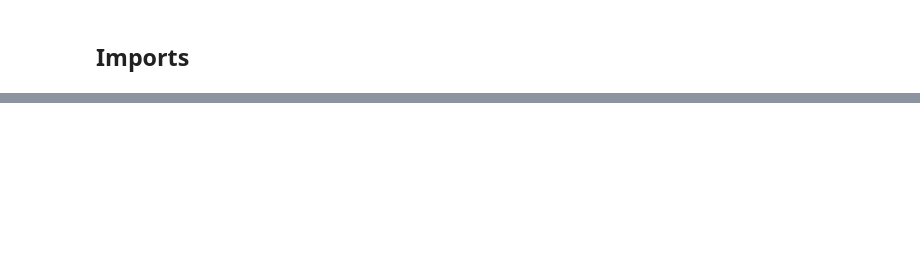
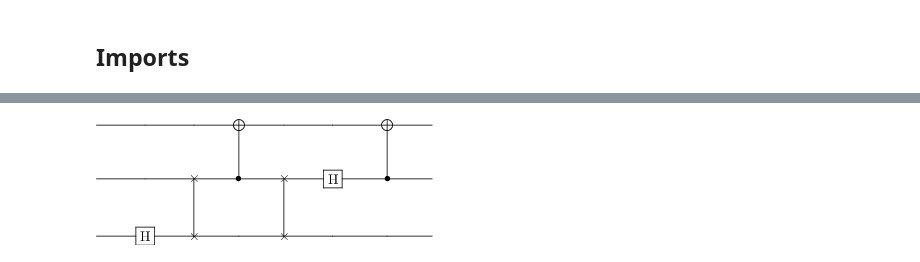
Before and after one commit to hodgestar/qutip-asqsqis-2022, a Jupyter notebook: _sources/tutorials/02-qutip-qip-ii.ipynb, the cells around one changed output, grey strips where cells are left out. Saved outputs shown, nothing was run; the diff lists cells and outputs as text; code cells hidden in the pictures; blank space fills up the shorter version.

```diff
--- a/_sources/tutorials/02-qutip-qip-ii.ipynb
+++ b/_sources/tutorials/02-qutip-qip-ii.ipynb
@@ -67,0 +82,2 @@ def display_eigenstates(op):
+# %%
+processor = LinearSpinChain(3)
@@ -67,0 +136,6 @@ def display_eigenstates(op):
+# %%
+qc_auto_swap = processor.topology_map(qc)
+qc_auto_swap.input_states = qc.input_states
+qc_auto_swap
+# %% [output]
+[figure, added]
```
Also changed, not shown: parts of 31 cells of this notebook, 43 other files.
